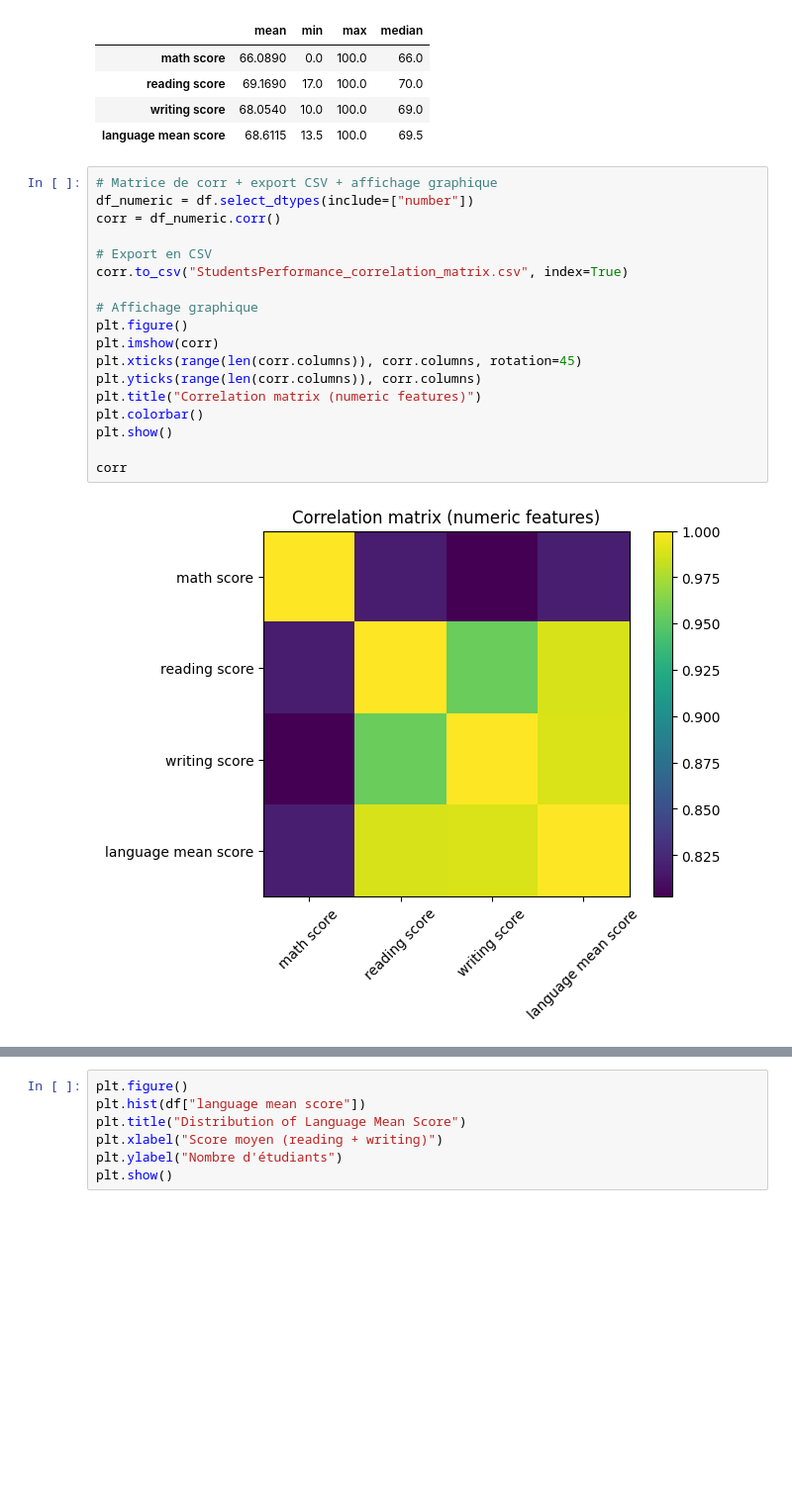
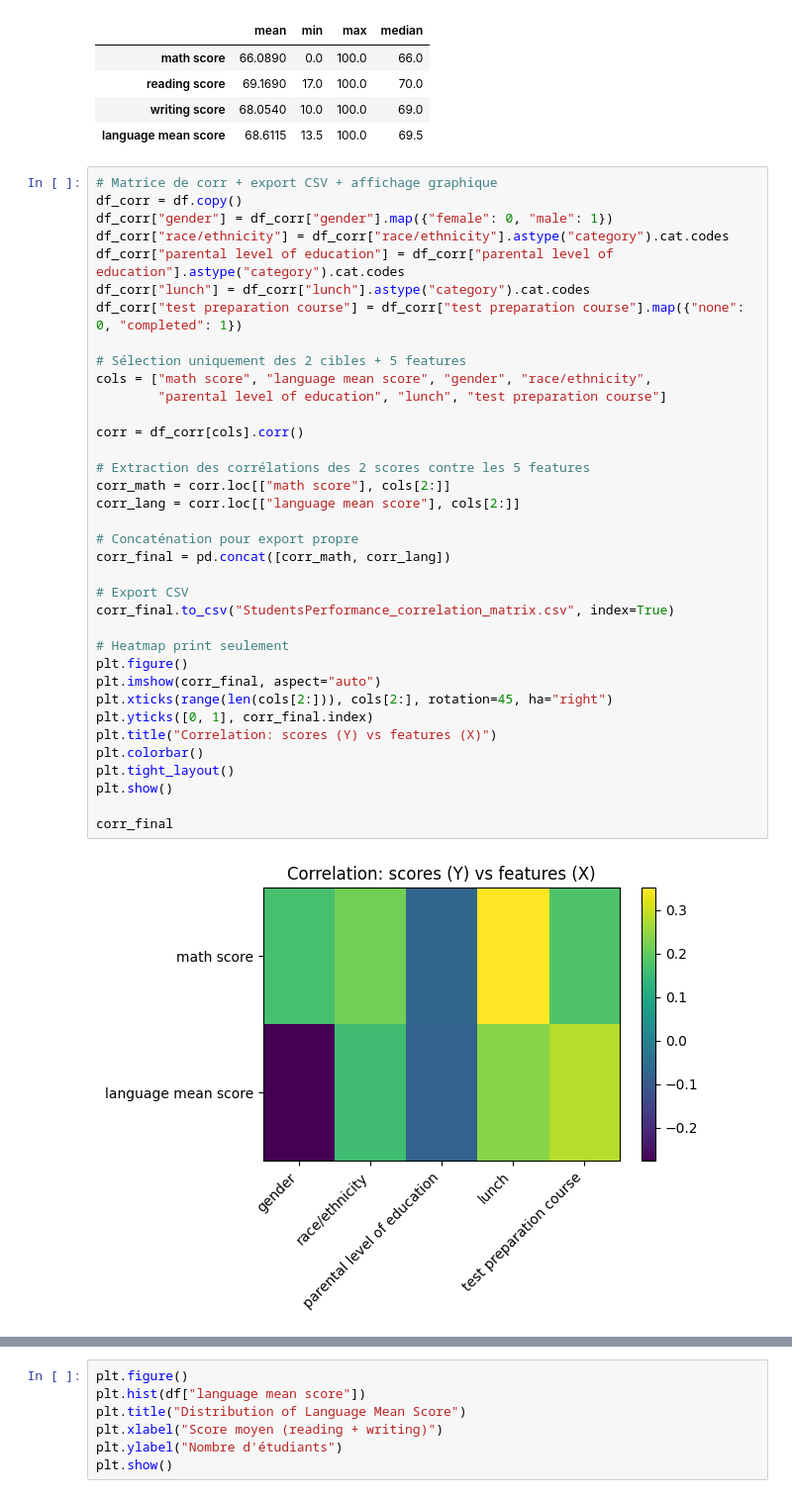
Before and after one commit to Nino-YM/Documentation, a Jupyter notebook: Traitement_visualisation_datacard.ipynb, the cells around one changed output, grey strips where cells are left out. Shown at 99% size. Cells and saved outputs as stored; diff of their text form; blank space fills up the shorter version.

Commit message:
Modification de la matrice de corr + ajout finalisation modele_math + renommer notebook original

```diff
--- a/Documentation.ipynb
+++ b/Traitement_visualisation_datacard.ipynb
@@ -95,21 +95,39 @@ numeric_stats
 | language mean score | 68.6115 | 13.5 | 100.0 | 69.5 |
 # %%
 # Matrice de corr + export CSV + affichage graphique
-df_numeric = df.select_dtypes(include=["number"])
-corr = df_numeric.corr()
+df_corr = df.copy()
+df_corr["gender"] = df_corr["gender"].map({"female": 0, "male": 1})
+df_corr["race/ethnicity"] = df_corr["race/ethnicity"].astype("category").cat.codes
+df_corr["parental level of education"] = df_corr["parental level of education"].astype("category").cat.codes
+df_corr["lunch"] = df_corr["lunch"].astype("category").cat.codes
+df_corr["test preparation course"] = df_corr["test preparation course"].map({"none": 0, "completed": 1})
 
-# Export en CSV
-corr.to_csv("StudentsPerformance_correlation_matrix.csv", index=True)
+# Sélection uniquement des 2 cibles + 5 features
+cols = ["math score", "language mean score", "gender", "race/ethnicity",
+        "parental level of education", "lunch", "test preparation course"]
 
-# Affichage graphique
+corr = df_corr[cols].corr()
+
+# Extraction des corrélations des 2 scores contre les 5 features
+corr_math = corr.loc[["math score"], cols[2:]]
+corr_lang = corr.loc[["language mean score"], cols[2:]]
+
+# Concaténation pour export propre
+corr_final = pd.concat([corr_math, corr_lang])
+
+# Export CSV
+corr_final.to_csv("StudentsPerformance_correlation_matrix.csv", index=True)
+
+# Heatmap print seulement
 plt.figure()
-plt.imshow(corr)
-plt.xticks(range(len(corr.columns)), corr.columns, rotation=45)
-plt.yticks(range(len(corr.columns)), corr.columns)
-plt.title("Correlation matrix (numeric features)")
+plt.imshow(corr_final, aspect="auto")
+plt.xticks(range(len(cols[2:])), cols[2:], rotation=45, ha="right")
+plt.yticks([0, 1], corr_final.index)
+plt.title("Correlation: scores (Y) vs features (X)")
 plt.colorbar()
+plt.tight_layout()
 plt.show()
 
-corr
+corr_final
 # %% [output]
-[figure, old version]
+[figure, new version]
```
Also changed, not shown: parts of 1 cell of this notebook, 10 other files.
